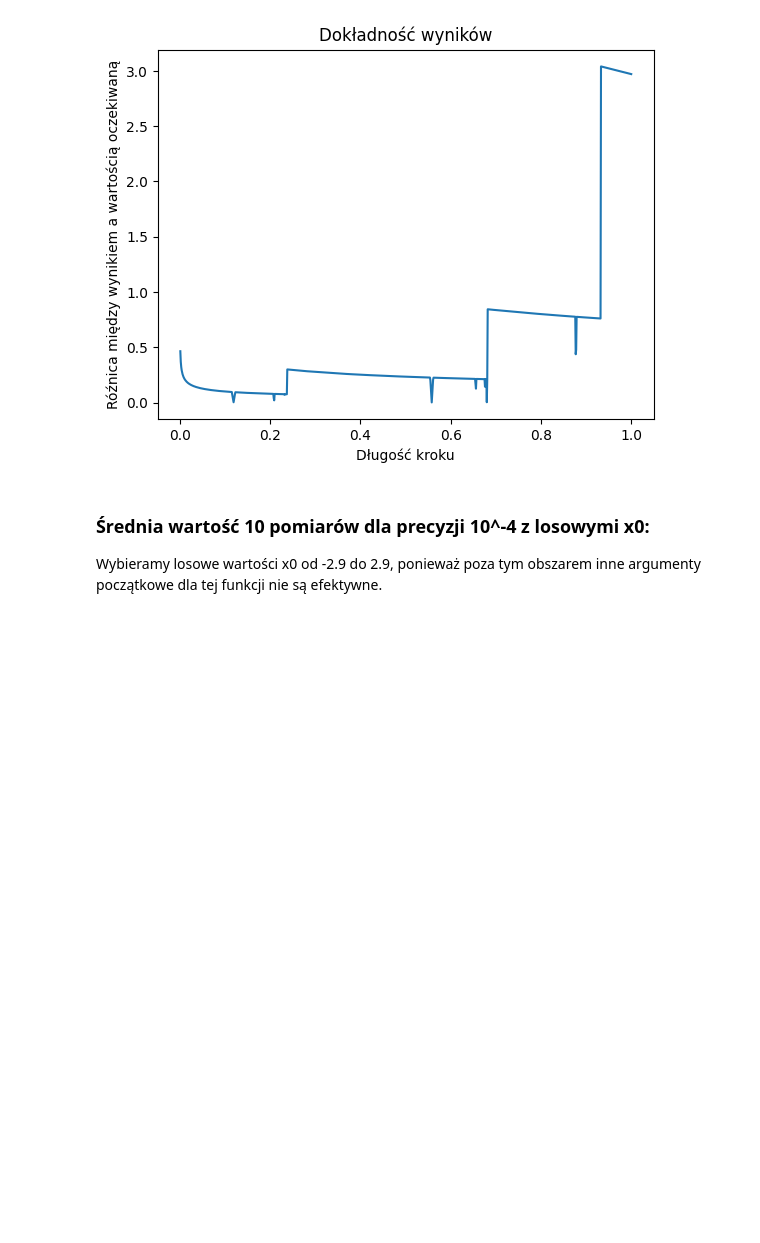
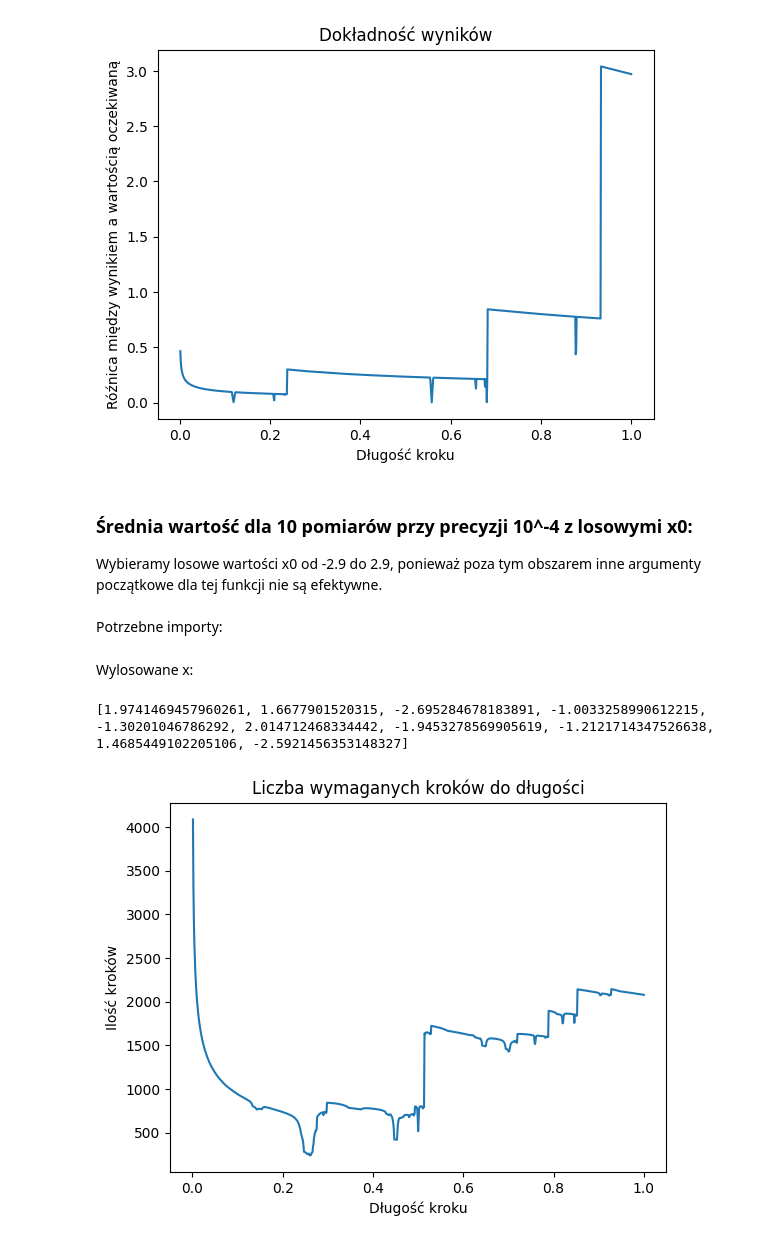
Before and after one commit to mbo009/WSI23Z, a Jupyter notebook: LAB01/Untitled.ipynb, the cells around one changed output. Saved outputs shown, nothing was run; the diff lists cells and outputs as text; code cells hidden in the pictures; blank space fills up the shorter version.

Commit message:
New measurements in report

```diff
--- a/LAB01/Untitled.ipynb
+++ b/LAB01/Untitled.ipynb
@@ -108,5 +108,7 @@ plt_accuracy(measurements, 0, "Dokładność wyników", 0.001)
 # %% [output]
 [figure]
 # %% [markdown]
-### Średnia wartość 10 pomiarów dla precyzji 10^-4 z losowymi x0:
+### Średnia wartość dla 10 pomiarów przy precyzji 10^-4 z losowymi x0:
 Wybieramy losowe wartości x0 od -2.9 do 2.9, ponieważ poza tym obszarem inne argumenty początkowe dla tej funkcji nie są efektywne.
+<br> <br>
+Potrzebne importy:
@@ -112,0 +117,12 @@ Wybieramy losowe wartości x0 od -2.9 do 2.9, ponieważ poza tym obszarem inne a
+# %%
+measurements = randXMeasurements(functions.f, functions.fGradient, 1e-4, 0.001, 1e8, 10)
+# %% [markdown]
+Wylosowane x:
+# %%
+print(measurements[1])
+# %% [output]
+[1.9741469457960261, 1.6677901520315, -2.695284678183891, -1.0033258990612215, -1.30201046786292, 2.014712468334442, -1.9453278569905619, -1.2121714347526638, 1.4685449102205106, -2.5921456353148327]
+# %%
+plt_stepLen(measurements[0], "Liczba wymaganych kroków do długości", 0.001)
+# %% [output]
+[figure, added]
```
Also changed, not shown: parts of 8 cells of this notebook, 1 other file.
